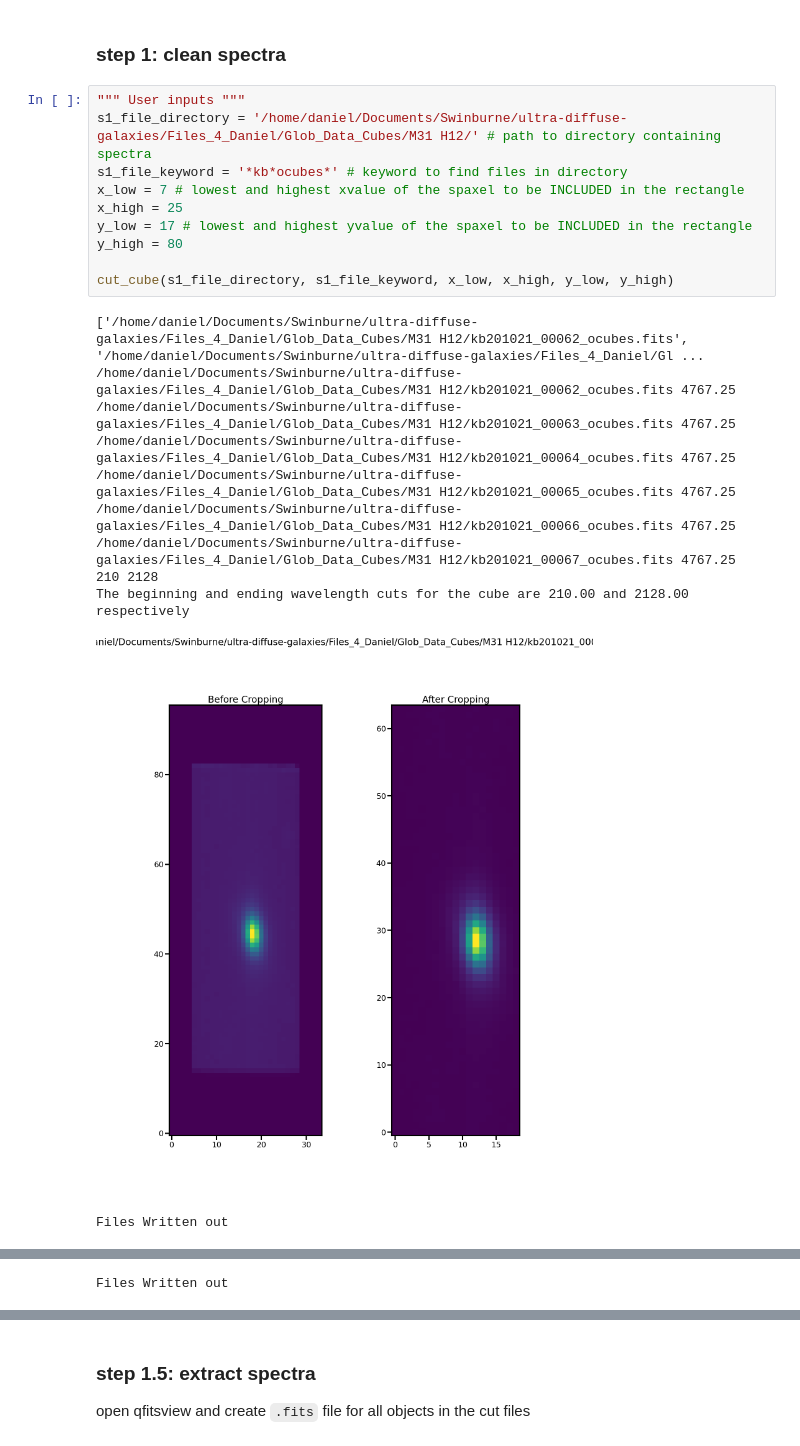
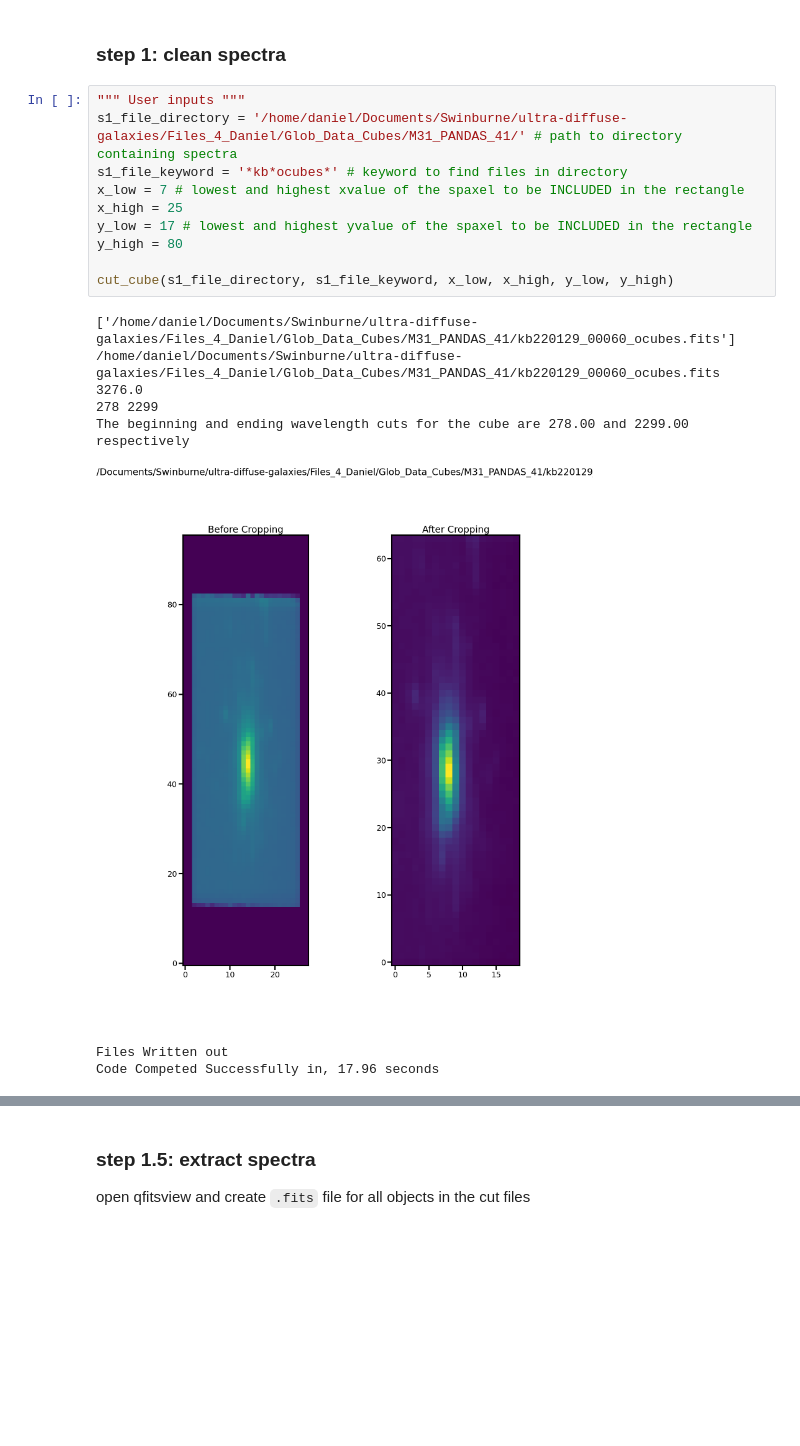
Before and after one commit to daniel-lyon/CAS-Summer-Project, a Jupyter notebook: scripts/main.ipynb, the cells around one changed output, grey strips where cells are left out. Drawn from its saved outputs; the diff is of its cells as text; blank space fills up the shorter version.

```diff
--- a/scripts/main.ipynb
+++ b/scripts/main.ipynb
@@ -21,23 +21,19 @@ warnings.filterwarnings('ignore')
 ### step 1: clean spectra
 # %%
 """ User inputs """
-s1_file_directory = '/home/daniel/Documents/Swinburne/ultra-diffuse-galaxies/Files_4_Daniel/Glob_Data_Cubes/M31 H12/' # path to directory containing spectra
+s1_file_directory = '/home/daniel/Documents/Swinburne/ultra-diffuse-galaxies/Files_4_Daniel/Glob_Data_Cubes/M31_PANDAS_41/' # path to directory containing spectra
 s1_file_keyword = '*kb*ocubes*' # keyword to find files in directory
 x_low = 7 # lowest and highest xvalue of the spaxel to be INCLUDED in the rectangle
 x_high = 25
 y_low = 17 # lowest and highest yvalue of the spaxel to be INCLUDED in the rectangle
 y_high = 80
 
 cut_cube(s1_file_directory, s1_file_keyword, x_low, x_high, y_low, y_high)
 # %% [output]
-['/home/daniel/Documents/Swinburne/ultra-diffuse-galaxies/Files_4_Daniel/Glob_Data_Cubes/M31 H12/kb201021_00062_ocubes.fits', '/home/daniel/Documents/Swinburne/ultra-diffuse-galaxies/Files_4_Daniel/Gl ...
-/home/daniel/Documents/Swinburne/ultra-diffuse-galaxies/Files_4_Daniel/Glob_Data_Cubes/M31 H12/kb201021_00062_ocubes.fits 4767.25
-/home/daniel/Documents/Swinburne/ultra-diffuse-galaxies/Files_4_Daniel/Glob_Data_Cubes/M31 H12/kb201021_00063_ocubes.fits 4767.25
-/home/daniel/Documents/Swinburne/ultra-diffuse-galaxies/Files_4_Daniel/Glob_Data_Cubes/M31 H12/kb201021_00064_ocubes.fits 4767.25
-/home/daniel/Documents/Swinburne/ultra-diffuse-galaxies/Files_4_Daniel/Glob_Data_Cubes/M31 H12/kb201021_00065_ocubes.fits 4767.25
-/home/daniel/Documents/Swinburne/ultra-diffuse-galaxies/Files_4_Daniel/Glob_Data_Cubes/M31 H12/kb201021_00066_ocubes.fits 4767.25
-/home/daniel/Documents/Swinburne/ultra-diffuse-galaxies/Files_4_Daniel/Glob_Data_Cubes/M31 H12/kb201021_00067_ocubes.fits 4767.25
-210 2128
-The beginning and ending wavelength cuts for the cube are 210.00 and 2128.00 respectively
+['/home/daniel/Documents/Swinburne/ultra-diffuse-galaxies/Files_4_Daniel/Glob_Data_Cubes/M31_PANDAS_41/kb220129_00060_ocubes.fits']
+/home/daniel/Documents/Swinburne/ultra-diffuse-galaxies/Files_4_Daniel/Glob_Data_Cubes/M31_PANDAS_41/kb220129_00060_ocubes.fits 3276.0
+278 2299
+The beginning and ending wavelength cuts for the cube are 278.00 and 2299.00 respectively
-[figure, old version]
+[figure, new version]
 Files Written out
+Code Competed Successfully in, 17.96 seconds
@@ -45 +39,0 @@ Files Written out
-Files Written out
```
Also changed, not shown: parts of 5 cells of this notebook, 10 other files.
